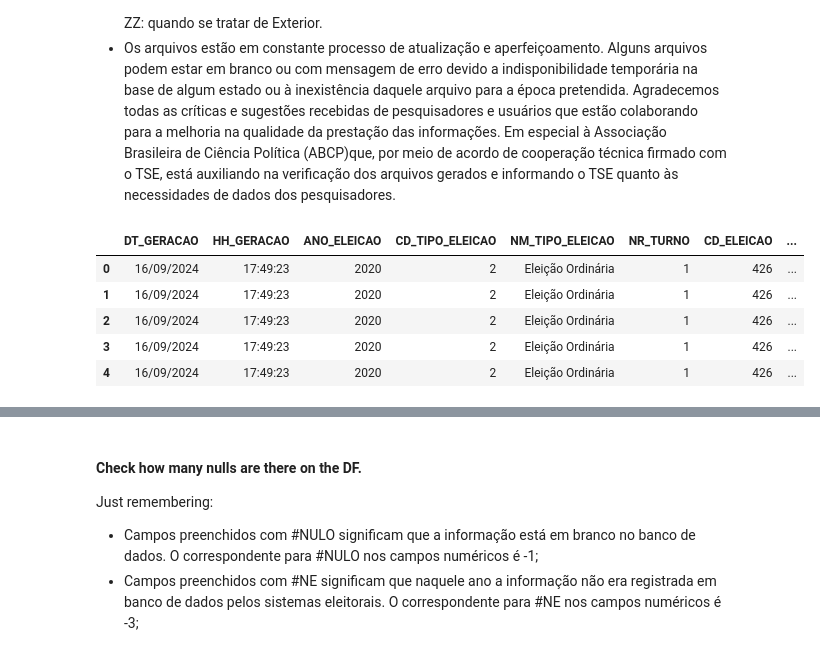
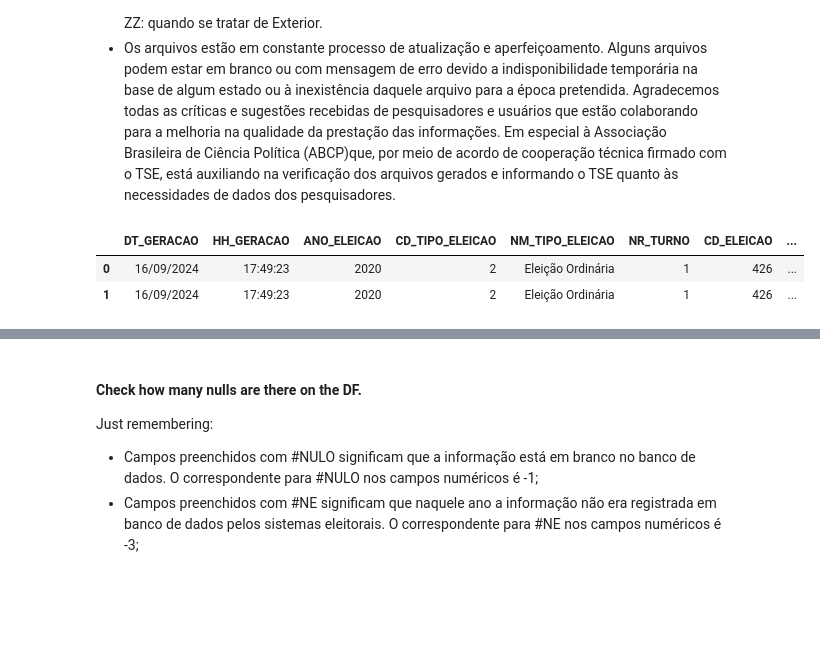
Before and after one commit to thecirocks/eleicao, a Jupyter notebook: eleicao.ipynb, the cells around one changed output, grey strips where cells are left out. Cells and saved outputs as stored; diff of their text form; code cells hidden in the pictures; blank space fills up the shorter version.

```diff
--- a/eleicao.ipynb
+++ b/eleicao.ipynb
@@ -22,11 +34,8 @@ o ZZ: quando se tratar de Exterior.
 Agradecemos todas as críticas e sugestões recebidas de pesquisadores e usuários que estão colaborando para a melhoria na qualidade da prestação das informações. Em especial à Associação Brasileira de Ciência Política (ABCP)que, por meio de acordo de cooperação técnica firmado com o TSE, está auxiliando na verificação dos arquivos gerados e informando o TSE quanto às necessidades de dados dos pesquisadores.
 # %%
 df = pd.read_csv('data/votacao_secao_2020_RJ.csv', encoding='latin1', delimiter=';')
-df.head(5)
+df.head(2)
 # %% [output]
 |  | DT_GERACAO | HH_GERACAO | ANO_ELEICAO | CD_TIPO_ELEICAO | NM_TIPO_ELEICAO | NR_TURNO | CD_ELEICAO | ... |
 | 0 | 16/09/2024 | 17:49:23 | 2020 | 2 | Eleição Ordinária | 1 | 426 | ... |
 | 1 | 16/09/2024 | 17:49:23 | 2020 | 2 | Eleição Ordinária | 1 | 426 | ... |
-| 2 | 16/09/2024 | 17:49:23 | 2020 | 2 | Eleição Ordinária | 1 | 426 | ... |
-| 3 | 16/09/2024 | 17:49:23 | 2020 | 2 | Eleição Ordinária | 1 | 426 | ... |
-| 4 | 16/09/2024 | 17:49:23 | 2020 | 2 | Eleição Ordinária | 1 | 426 | ... |
```
Also changed, not shown: parts of 65 cells of this notebook, 1 other file.
